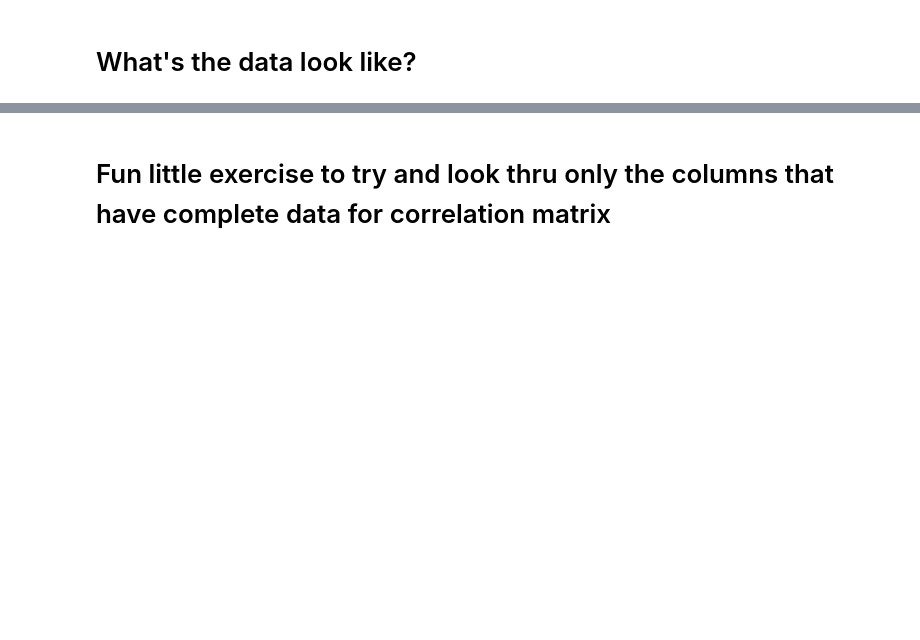
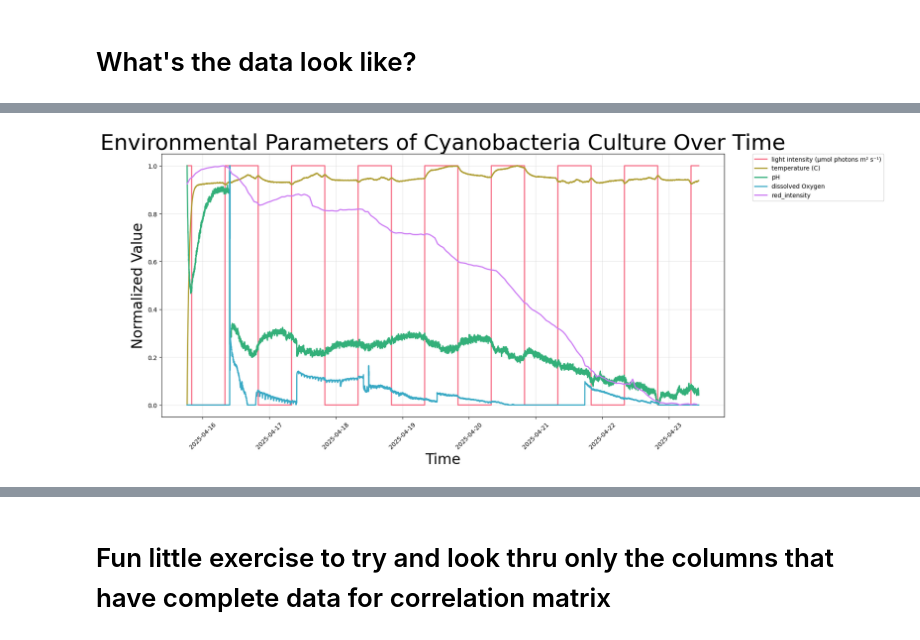
Before and after one commit to YitongTseo/cyanobacteria_factory, a Jupyter notebook: data_collation.ipynb, the cells around one changed output, grey strips where cells are left out. Cells and saved outputs as stored; diff of their text form; code cells hidden in the pictures; blank space fills up the shorter version.

```diff
--- a/data_collation.ipynb
+++ b/data_collation.ipynb
@@ -277,0 +139,96 @@ plt.show()
+# %%
+import seaborn as sns
+import matplotlib.pyplot as plt
+import pandas as pd
+import numpy as np
+
+# Assume df_combined is already loaded and is a pandas DataFrame
+# Example:
+# df_combined = pd.read_csv('your_data.csv') # Or however you load your data
+
+# Extract the same data as before
+lineplot_data = df_combined[
+    [
+        'unixtime',
+        'light intensity (μmol photons m² s⁻¹)',
+        "temperature (C)",
+        "pH",
+        "dissolved Oxygen",
+        "red_intensity",
+    ]
+]
+lineplot_data = lineplot_data.dropna(how="all")
+# Convert unixtime to datetime for better x-axis labels
+lineplot_data['datetime'] = pd.to_datetime(lineplot_data['unixtime'], unit='s')
+lineplot_data = lineplot_data.set_index('datetime')
+
+# --- BEGIN MODIFICATION: Downsample specified columns ---
+cols_to_downsample = [
+    'light intensity (μmol photons m² s⁻¹)',
+    "temperature (C)",
+    "pH",
+    "dissolved Oxygen",
+]
+
+for col in cols_to_downsample:
+    if col in lineplot_data.columns:
+        # Keep a copy of the original values for the column
+        original_values = lineplot_data[col].copy()
+        # Create a new series filled with NaNs, preserving original dtype
+        downsampled_series = pd.Series(np.nan, index=lineplot_data.index, dtype=original_values.dtype)
+        # Assign every 50th value from the original series
+        downsampled_series.iloc[::50] = original_values.iloc[::50]
+        # Update the column in lineplot_data
+        lineplot_data[col] = downsampled_series
+    else:
+        print(f"Warning: Column '{col}' not found in lineplot_data for downsampling.")
+# --- END MODIFICATION ---
+
+# Normalize the data for consistent y-axis scale
+# The 'unixtime' column is typically dropped or not used if 'datetime' is the index
+data_for_normalization = lineplot_data.copy()
+if 'unixtime' in data_for_normalization.columns:
+    data_for_normalization = data_for_normalization.drop(columns=['unixtime'])
+
+# Perform normalization
+# For downsampled columns, min/max will be calculated on the sparse (non-NaN) data
+# For 'red_intensity', min/max will be calculated on the full data
+normalized = (data_for_normalization - data_for_normalization.min()) / (
+    data_for_normalization.max() - data_for_normalization.min()
+)
+
+# Create a better color palette for distinguishing between lines
+# The number of columns for the palette remains the same
+palette = sns.color_palette("husl", len(normalized.columns))
+
+# Create the plot
+plt.figure(figsize=(14, 8))
+
+# Using a Seaborn lineplot for better aesthetics
+ax = sns.lineplot(
+    data=normalized,
+    palette=palette,
+    linewidth=2,
+    dashes=False, # Lines will connect the sparse points for downsampled data
+)
+
+# Add better formatting
+plt.xlabel('Time', fontsize=18)
+plt.ylabel('Normalized Value', fontsize=18)
+plt.title('Environmental Parameters of Cyanobacteria Culture Over Time', fontsize=24)
+
+# Improve x-axis date formatting
+plt.xticks(rotation=45)
+plt.tight_layout()
+
+# Increase font size for axis ticks
+plt.tick_params(axis='both', which='major', labelsize=14)
+
+
+# Add a legend with better positioning
+plt.legend(bbox_to_anchor=(1.05, 1), loc='upper left', borderaxespad=0.)
+
+plt.grid(True, alpha=0.3)
+plt.show()
+# %% [output]
+[figure, added]
```
Also changed, not shown: parts of 11 cells of this notebook, 9 other files.
